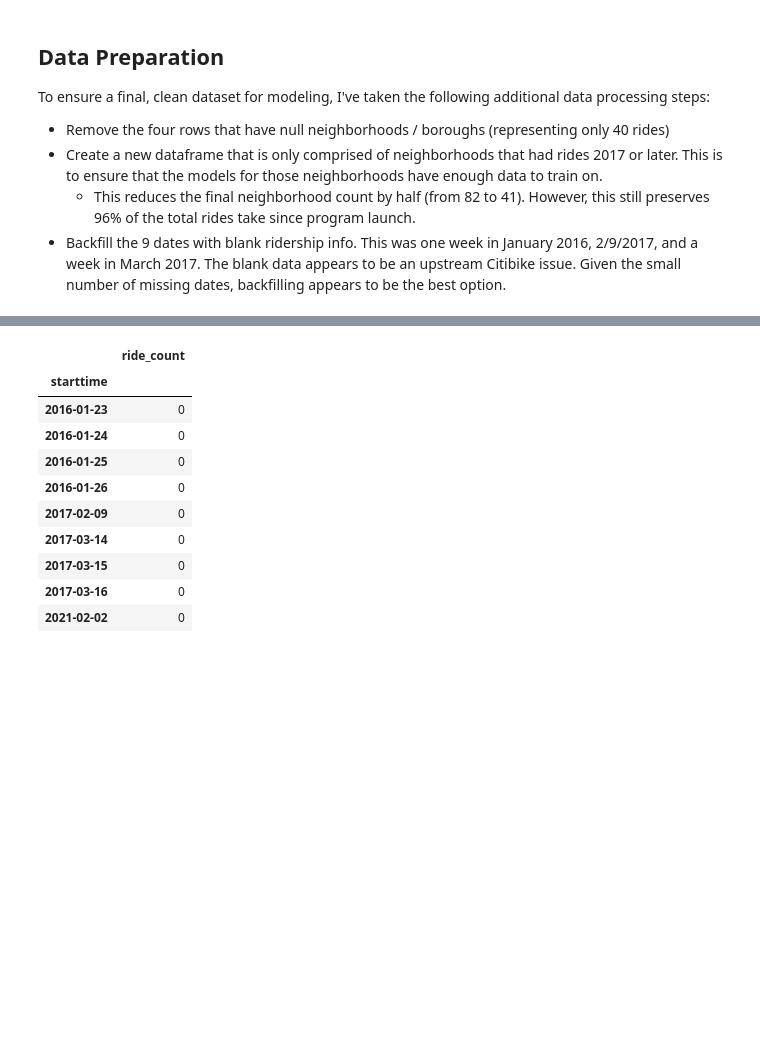
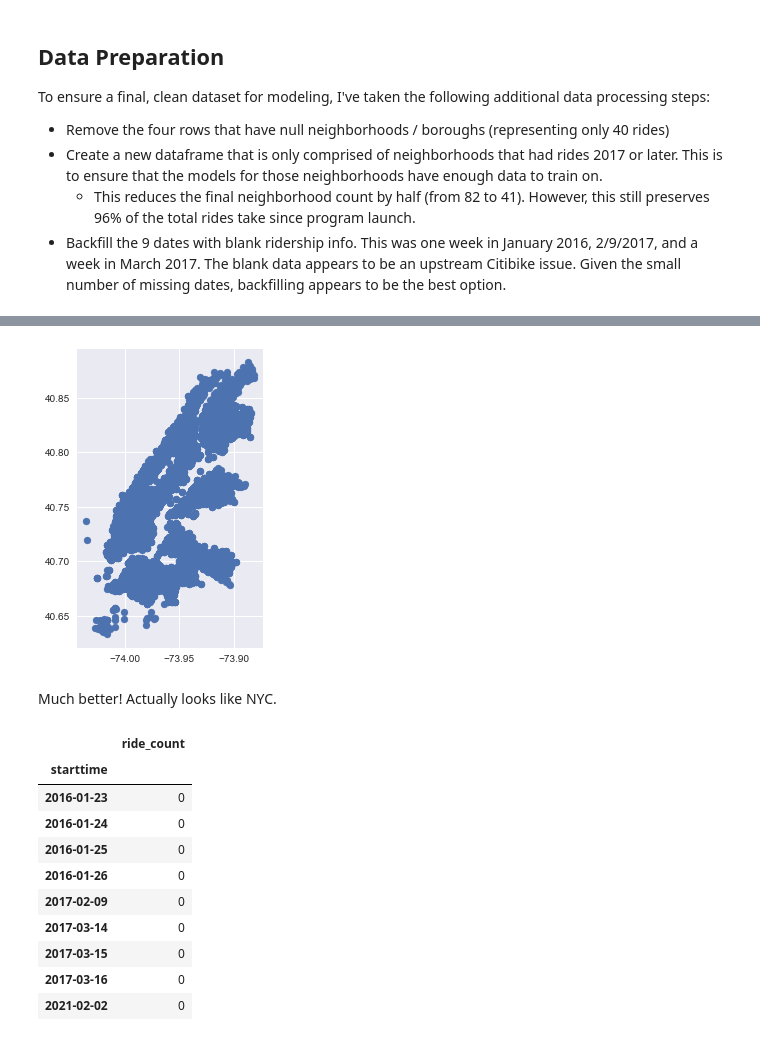
Before and after one commit to marvelje/citibike_ridership_project, a Jupyter notebook: citibike_eda.ipynb, the cells around one changed output, grey strips where cells are left out. Drawn from its saved outputs; the diff is of its cells as text; code cells hidden in the pictures; blank space fills up the shorter version.

```diff
--- a/citibike_eda.ipynb
+++ b/citibike_eda.ipynb
@@ -214 +356,23 @@ There are only 40 rides from stations without neighborhood / borough tags. I wil
+# %%
+# Redo the steps above for the final stations
+
+# Find unique set of stations
+
+df_unique = df_citibike.drop_duplicates(subset='station_id')
+
+df_stations = df_unique[['station_id', 'lat', 'long']].reset_index().drop('starttime', axis=1)
+
+# Simplify down to only lat and long
+
+df_lat_long = df_stations[['lat', 'long']]
+
+# Convert to geopandas object
+
+gdf_citibike = gpd.GeoDataFrame(df_lat_long, geometry=gpd.points_from_xy(df_lat_long.long, df_lat_long.lat))
+
+gdf_citibike.plot();
+# %% [output]
+[figure, added]
+# %% [markdown]
+Much better! Actually looks like NYC.
 # %%
```
Also changed, not shown: parts of 35 cells of this notebook, 3 other files.
